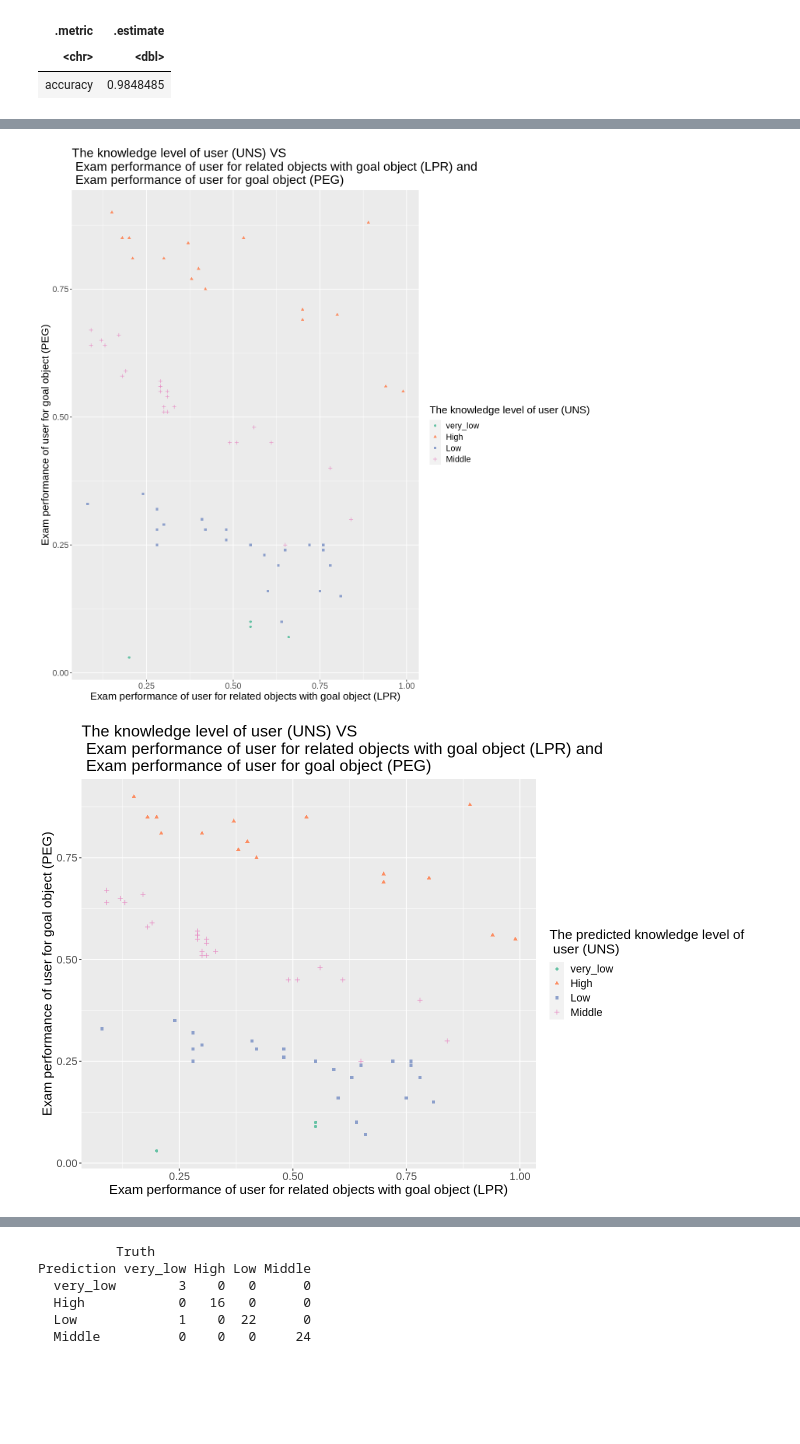
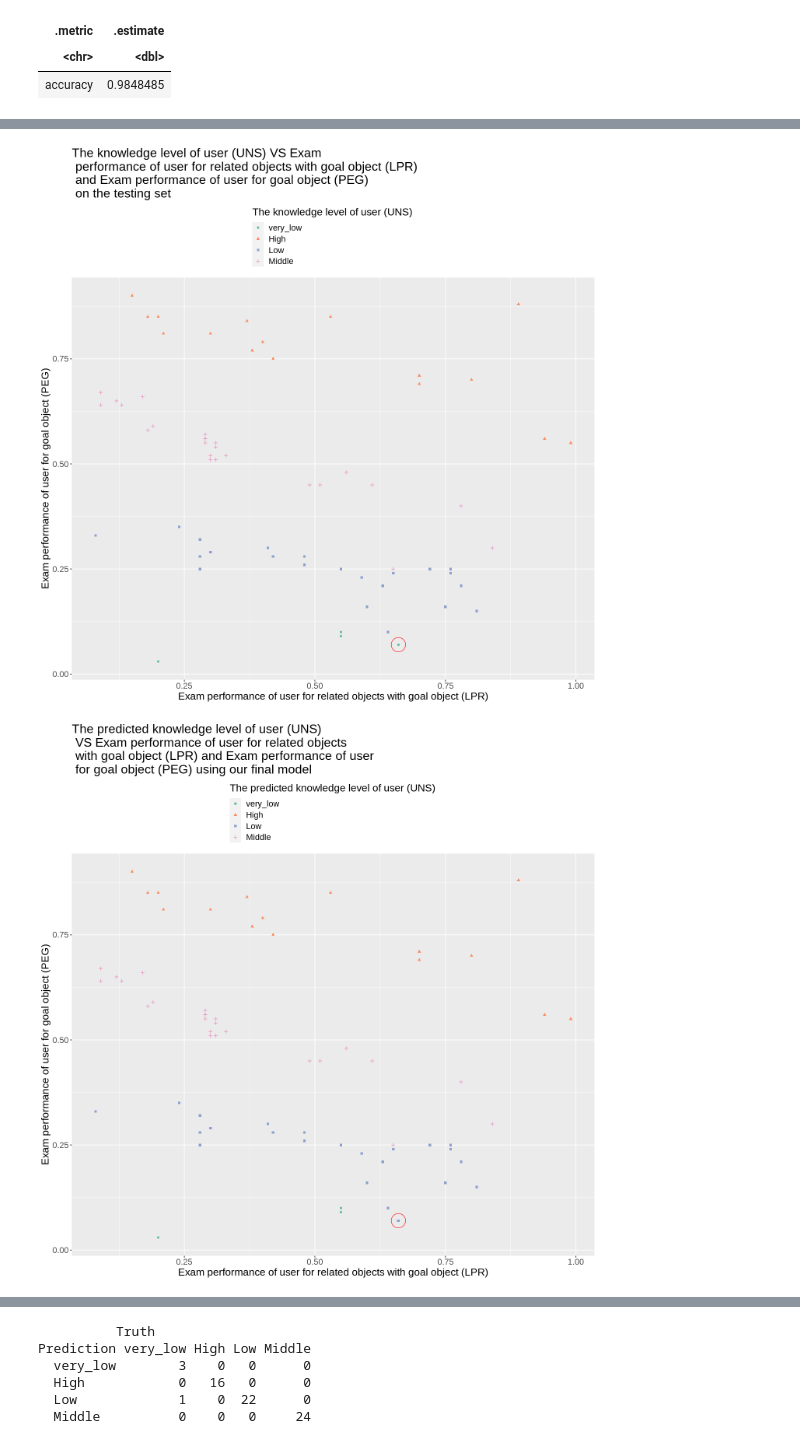
Before and after one commit to Anson-Chan-HK/DSCI-100-2023S1-4-PROJECT, a Jupyter notebook: actual_project.ipynb, the cells around one changed output, grey strips where cells are left out. Saved outputs shown, nothing was run; the diff lists cells and outputs as text; code cells hidden in the pictures; blank space fills up the shorter version.

Commit message:
Added circles on our plot

```diff
--- a/actual_project.ipynb
+++ b/actual_project.ipynb
@@ -462,3 +462,9 @@ A tibble: 1 × 2
 | .metric | .estimate |
 | <chr> | <dbl> |
 | accuracy | 0.9848485 |
+# %%
+#filtered the point which predicted class differs from actual class of UNS
+
+modeling_target <- modeling_predict |>
+                    filter(.pred_class != UNS)
+modeling_target
@@ -465,32 +476,49 @@ A tibble: 1 × 2
 # %%
 #graph the training set.
+#circled the point which predicted class differs from actual class of UNS
 
 options(repr.plot.width = 12, repr.plot.height = 12)
 
 modeling_testing_plot <- ggplot(modeling_testing, aes(x = LPR, y = PEG, colour = UNS, shape = UNS)) +
         geom_point(alpha = 5) +
         labs(x = "Exam performance of user for related objects with goal object (LPR)", y = "Exam performance of user for goal object (PEG)" , colour = "The knowledge level of user (UNS)", shape = "The knowledge level of user (UNS)") +
-        ggtitle("The knowledge level of user (UNS) VS \n Exam performance of user for related objects with goal object (LPR) and \n Exam performance of user for goal object (PEG)") +
-        theme(text = element_text(size = 16))+
+        ggtitle("The knowledge level of user (UNS) VS Exam \n performance of user for related objects with goal object (LPR) \n and Exam performance of user for goal object (PEG) \n on the testing set") +
+        theme(text = element_text(size = 16),
+             legend.position = "top",
+             legend.direction = "vertical")+
         scale_color_brewer(palette = "Set2")
 
+modeling_testing_plot <- modeling_testing_plot +
+  geom_point(data = modeling_target, aes(x = LPR, y = PEG),
+             size = 10, shape = 1, colour = "red", fill = NA)
+
+
+
 modeling_testing_plot
 # %% [output]
-[figure, old version]
+[figure, new version]
 # %%
 #graph our results of our final model prediction on the testing set, with the colours differentiated from the predictive classes from our model
+#circled the point which predicted class differs from actual class of UNS
 
-options(repr.plot.width = 12, repr.plot.height = 8)
+options(repr.plot.width = 12, repr.plot.height = 12)
 
 modeling_prediction_plot <- ggplot(modeling_predict, aes(x = LPR, y = PEG, colour = .pred_class, shape = .pred_class)) +
         geom_point(alpha = 5) +
-        labs(x = "Exam performance of user for related objects with goal object (LPR)", y = "Exam performance of user for goal object (PEG)" , colour = "The predicted knowledge level of \n user (UNS)", shape = "The predicted knowledge level of \n user (UNS)") +
-        ggtitle("The knowledge level of user (UNS) VS \n Exam performance of user for related objects with goal object (LPR) and \n Exam performance of user for goal object (PEG)") +
-        theme(text = element_text(size = 16))+
+        labs(x = "Exam performance of user for related objects with goal object (LPR)", y = "Exam performance of user for goal object (PEG)" , colour = "The predicted knowledge level of user (UNS)", shape = "The predicted knowledge level of user (UNS)") +
+        ggtitle("The predicted knowledge level of user (UNS) \n VS Exam performance of user for related objects \n with goal object (LPR) and Exam performance of user \n for goal object (PEG) using our final model") +
+        theme(text = element_text(size = 16),
+             legend.position = "top",
+             legend.direction = "vertical")+
         scale_color_brewer(palette = "Set2")
 
+
+modeling_prediction_plot <- modeling_prediction_plot +
+  geom_point(data = modeling_target, aes(x = LPR, y = PEG),
+             size = 10, shape = 1, colour = "red", fill = NA)
+
 modeling_prediction_plot
 # %% [output]
-[figure, old version]
+[figure, new version]
 # %%
 #comparing the two plots to learn about the accuracy of the model visually
```
Also changed, not shown: parts of 4 cells of this notebook.
